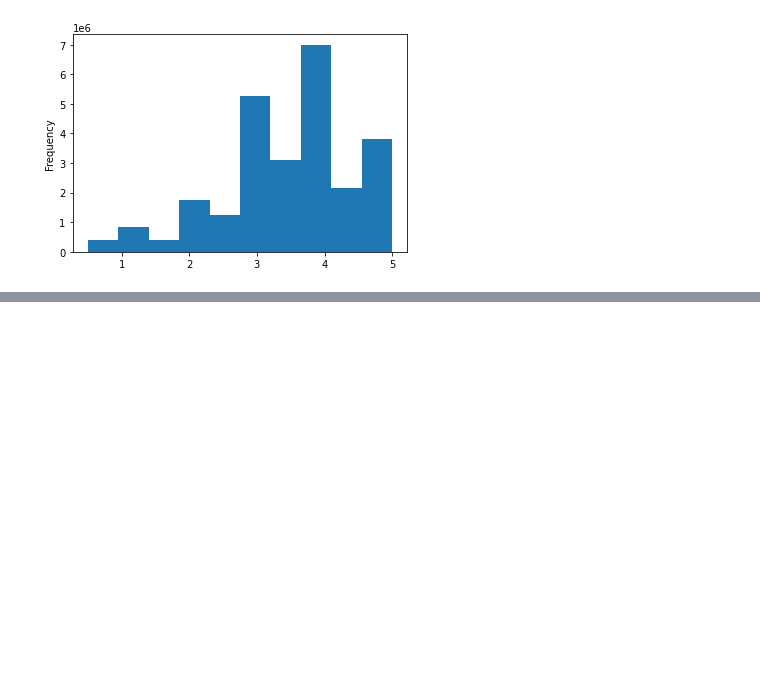
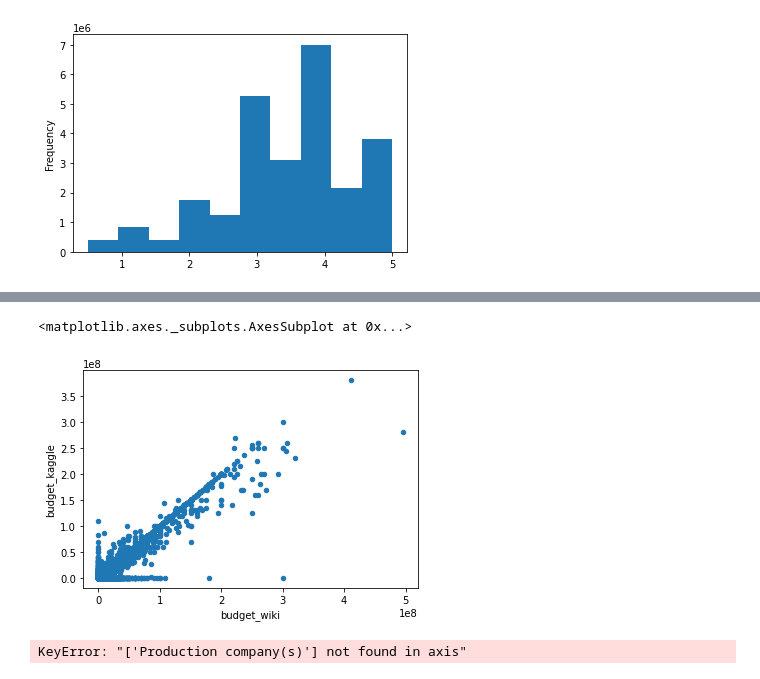
Before and after one commit to Tozerh/Movies-ETL, a Jupyter notebook: Movies-ETL.ipynb, the cells around one changed output, grey strips where cells are left out. Cells and saved outputs as stored; diff of their text form; code cells hidden in the pictures; blank space fills up the shorter version.

```diff
--- a/Movies-ETL.ipynb
+++ b/Movies-ETL.ipynb
@@ -628,0 +668,9 @@ Name: rating, dtype: float64
+# %%
+movies_df.fillna(0).plot(x='budget_wiki',y='budget_kaggle', kind='scatter')
+# %% [output]
+<matplotlib.axes._subplots.AxesSubplot at 0x...>
+[figure, added]
+# %%
+movies_df.drop(columns=['title_wiki','release_date_wiki','Language','Production company(s)'], inplace=True)
+# %% [output]
+KeyError: "['Production company(s)'] not found in axis"
```
Also changed, not shown: parts of 11 cells of this notebook.
